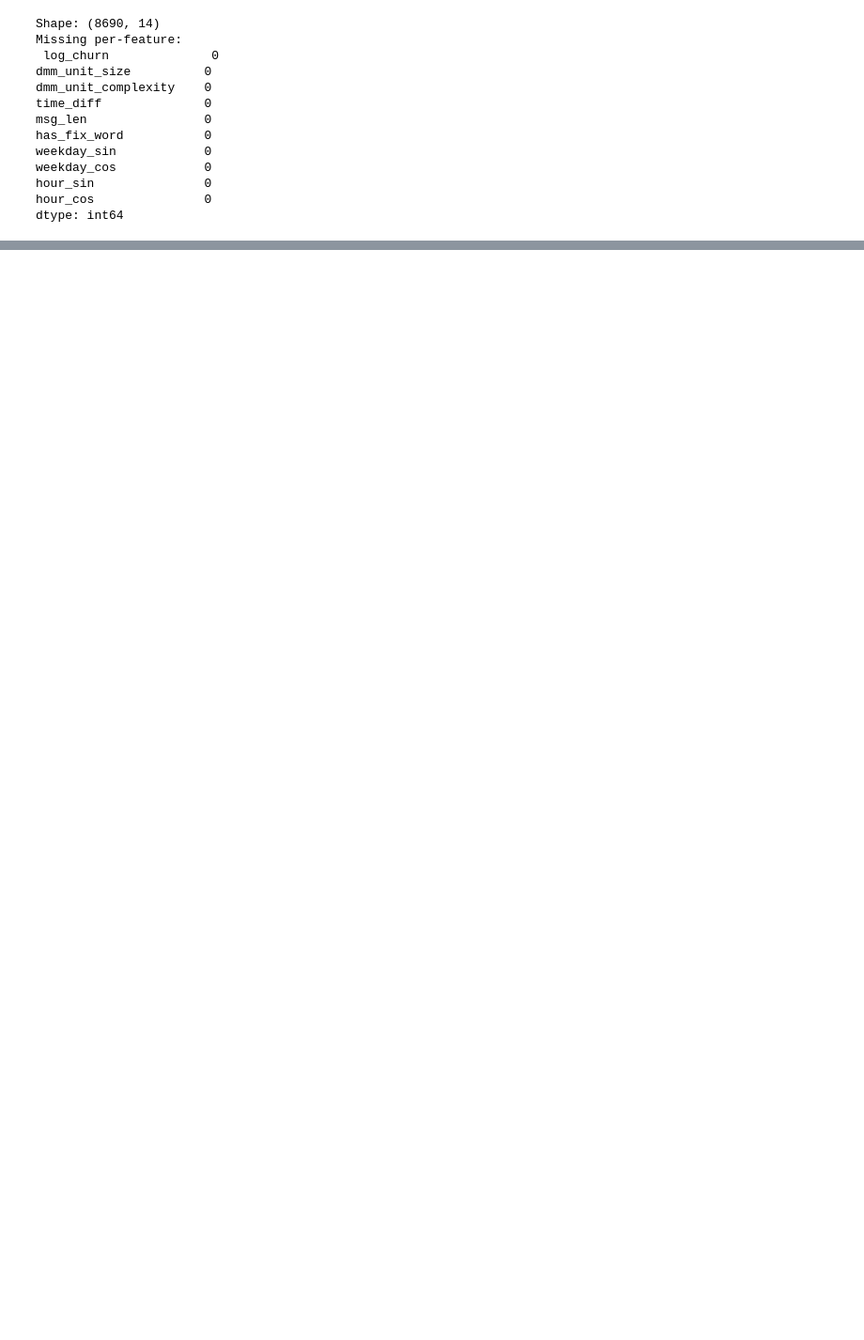
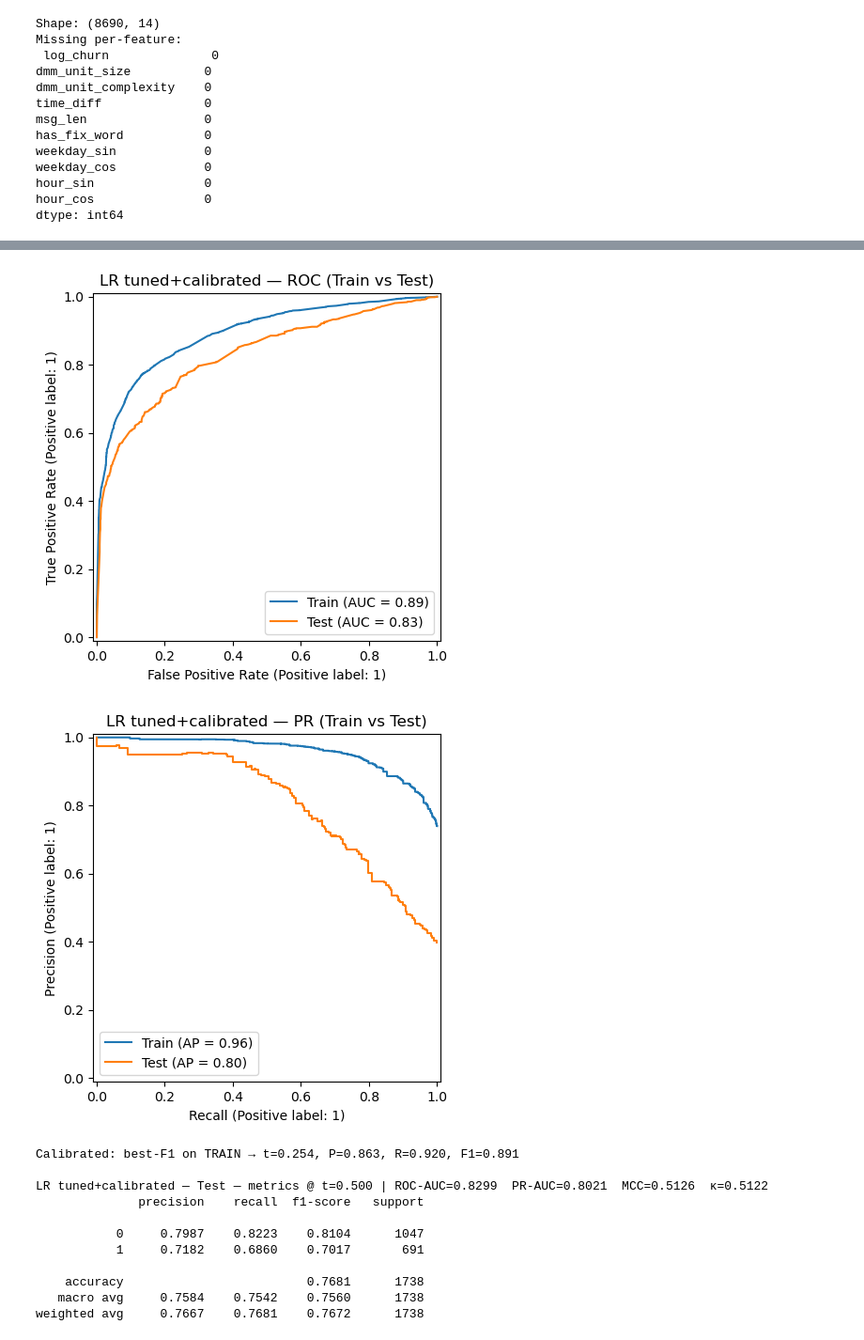
Before and after one commit to tolgakuntman/thesis, a Jupyter notebook: notebooks/model_training.ipynb, the cells around one changed output, grey strips where cells are left out. Shown at 94% size. Drawn from its saved outputs; the diff is of its cells as text; code cells hidden in the pictures; blank space fills up the shorter version.

```diff
--- a/notebooks/model_training.ipynb
+++ b/notebooks/model_training.ipynb
@@ -119,0 +312,33 @@ GroupKFold ROC-AUC: 0.875 ± 0.018
+# %%
+cal = CalibratedClassifierCV(best_lr, method="isotonic", cv=5)
+cal.fit(X_train_temp, y_train_temp, sample_weight=w_train_temp)
+
+pipe_cal = cal
+p_tr_cal = pipe_cal.predict_proba(X_train_temp)[:,1]
+p_te_cal = pipe_cal.predict_proba(X_test_temp)[:,1]
+RocCurveDisplay.from_predictions(y_train_temp, p_tr_cal, name="Train")
+RocCurveDisplay.from_predictions(y_test_temp, p_te_cal, name="Test", ax=plt.gca())
+plt.title("LR tuned+calibrated — ROC (Train vs Test)"); plt.show()
+PrecisionRecallDisplay.from_predictions(y_train_temp, p_tr_cal, name="Train")
+PrecisionRecallDisplay.from_predictions(y_test_temp, p_te_cal, name="Test", ax=plt.gca())
+plt.title("LR tuned+calibrated — PR (Train vs Test)"); plt.show()
+
+# Evaluate at 0.5 and at train-tuned threshold
+thr_cal, P, R, F1 = best_f1_threshold(y_train_temp, p_tr_cal)
+print(f"Calibrated: best-F1 on TRAIN → t={thr_cal:.3f}, P={P:.3f}, R={R:.3f}, F1={F1:.3f}")
+_ = evaluate_single_set(y_test_temp, p_te_cal, "LR tuned+calibrated — Test", threshold=0.5, show=True)
+_ = evaluate_single_set(y_test_temp, p_te_cal, "LR tuned+calibrated — Test", threshold=thr_cal, show=True)
+# %% [output]
+[figure, added]
+[figure, added]
+Calibrated: best-F1 on TRAIN → t=0.254, P=0.863, R=0.920, F1=0.891
+
+LR tuned+calibrated — Test — metrics @ t=0.500 | ROC-AUC=0.8299  PR-AUC=0.8021  MCC=0.5126  κ=0.5122
+              precision    recall  f1-score   support
+
+           0     0.7987    0.8223    0.8104      1047
+           1     0.7182    0.6860    0.7017       691
+
+    accuracy                         0.7681      1738
+   macro avg     0.7584    0.7542    0.7560      1738
+weighted avg     0.7667    0.7681    0.7672      1738
```
Also changed, not shown: parts of 30 cells of this notebook, 1 other file.
